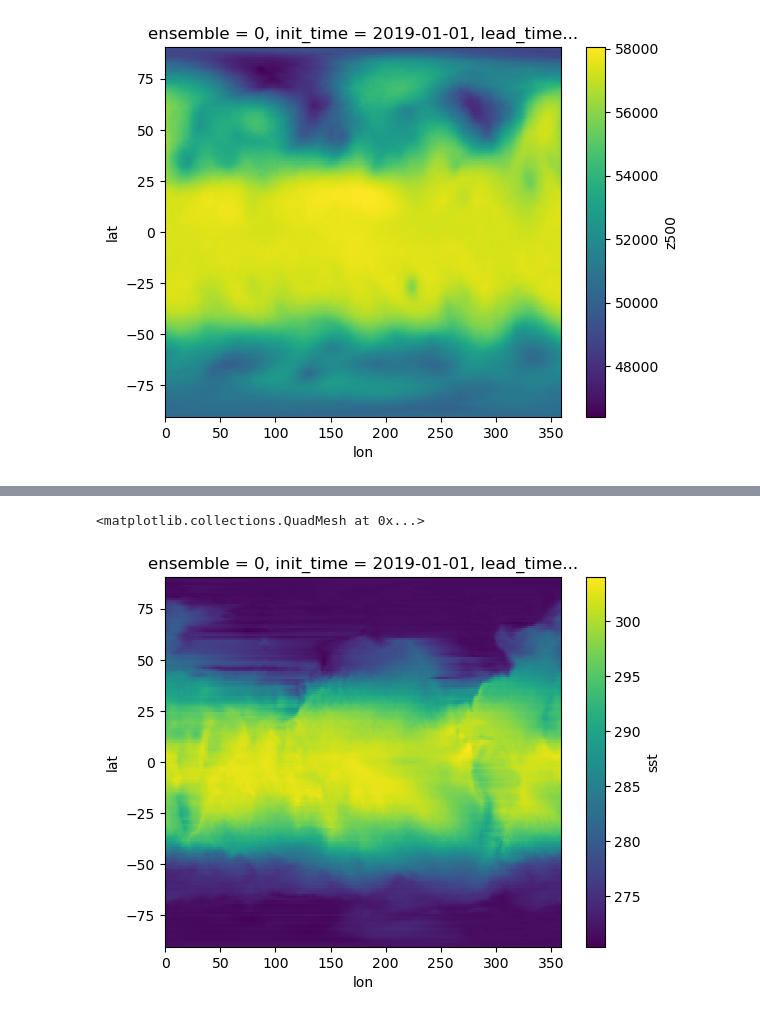
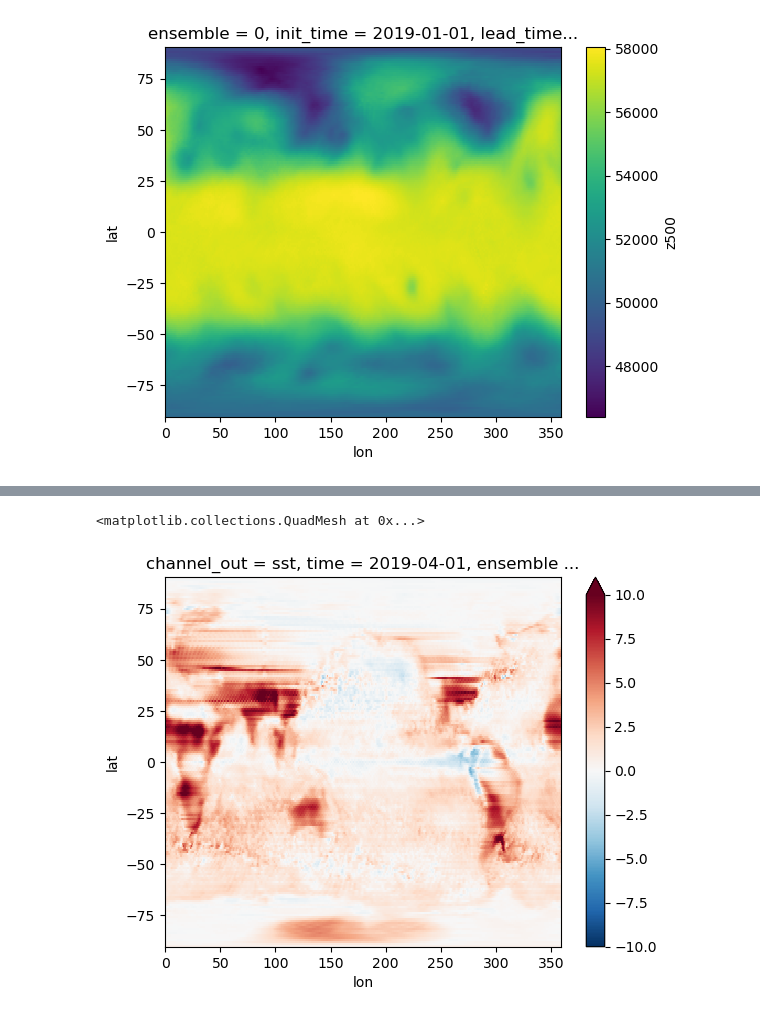
Before and after one commit to AtmosSci-DLESM/DLESyM_Evals, a Jupyter notebook: zac/evaluation/explore.ipynb, the cells around one changed output, grey strips where cells are left out. Saved outputs shown, nothing was run; the diff lists cells and outputs as text; code cells hidden in the pictures.

```diff
--- a/zac/evaluation/explore.ipynb
+++ b/zac/evaluation/explore.ipynb
@@ -314,0 +342,3 @@ ds_last_time.isel(lead_time=23).plot()
+# %%
+target = xr.open_dataset("/pscratch/sd/z/zespinos/datasets/ll_1deg_1994-2023_daily_23var_Coupled-3var_24H_ttr.zarr")
+truth = target.sel(time="2019-04-01")["targets"].isel(channel_out=0)
@@ -315,7 +356,16 @@ ds_last_time.isel(lead_time=23).plot()
 # %%
-ds = xr.open_dataset("/pscratch/sd/z/zespinos/crps_deterministic_inference/crps_ocean_24H_ze_noise_mod_dialations_1_086.002.000/forecast_ocean_driven_ll.zarr", decode_cf=False)
-ds_last_time = ds["sst"].isel(ensemble=0, init_time=0) #, lead_time=slice(-100, None))
-ds_last_time.isel(lead_time=50).plot()
+import xarray as xr
+# ds = xr.open_dataset("/pscratch/sd/z/zespinos/crps_deterministic_inference/crps_ocean_24H_ze_noise_mod_dialations_1_086.002.000/forecast_ocean_driven_ll.zarr", decode_cf=False)
+# ds = xr.open_dataset("/pscratch/sd/z/zespinos/crps_deterministic_inference/crps_ocean_24H_ze_noise_mod_opt_timing_094.005.000/forecast_ocean_driven_ll.zarr", decode_cf=False)
+# ds = xr.open_dataset("/pscratch/sd/z/zespinos/crps_deterministic_inference/crps_ocean_24H_ze_noise_mod_opt_timing_094.002.000/forecast_ocean_driven_ll.zarr", decode_cf=False)
+ds = xr.open_dataset("/pscratch/sd/z/zespinos/crps_deterministic_inference/crps_ocean_24H_ze_noise_mod_079.002.000/forecast_ocean_driven_ll.zarr", decode_cf=False)
+# ds = xr.open_dataset("/pscratch/sd/z/zespinos/crps_deterministic_inference/crps_ocean_24H_ze_noise_mod_opt_timing_094.002.000/forecast_ocean_ll.zarr", decode_cf=False)
+ds_last_time_ens0 = ds["sst"].isel(ensemble=0, init_time=0) #, lead_time=slice(-100, None))
+ds_last_time_ens1 = ds["sst"].isel(ensemble=1, init_time=0) #, lead_time=slice(-100, None))
+
+# (ds_last_time_ens0.isel(lead_time=90) - ds_last_time_ens1.isel(lead_time=90)).plot()
+# ds_last_time_ens0.isel(lead_time=90).plot()
+(truth - ds_last_time_ens0.isel(lead_time=90)).plot(vmin=-10, vmax=10, cmap="RdBu_r")
 # %% [output]
 <matplotlib.collections.QuadMesh at 0x...>
-[figure, old version]
+[figure, new version]
```
Also changed, not shown: parts of 34 cells of this notebook, 9 other files.
